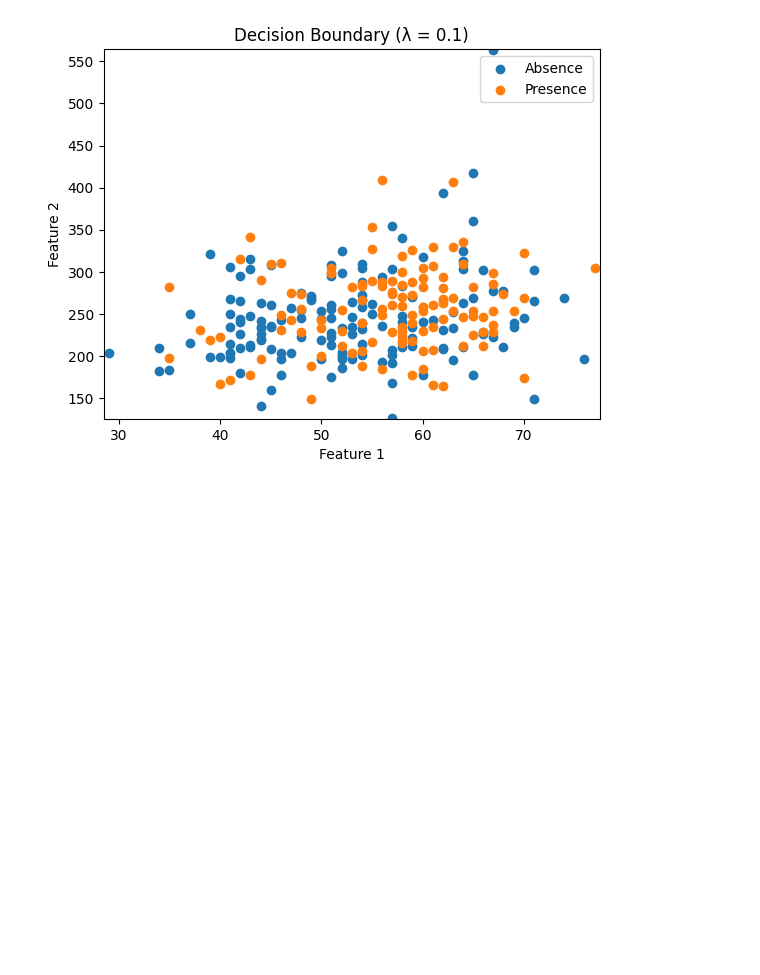
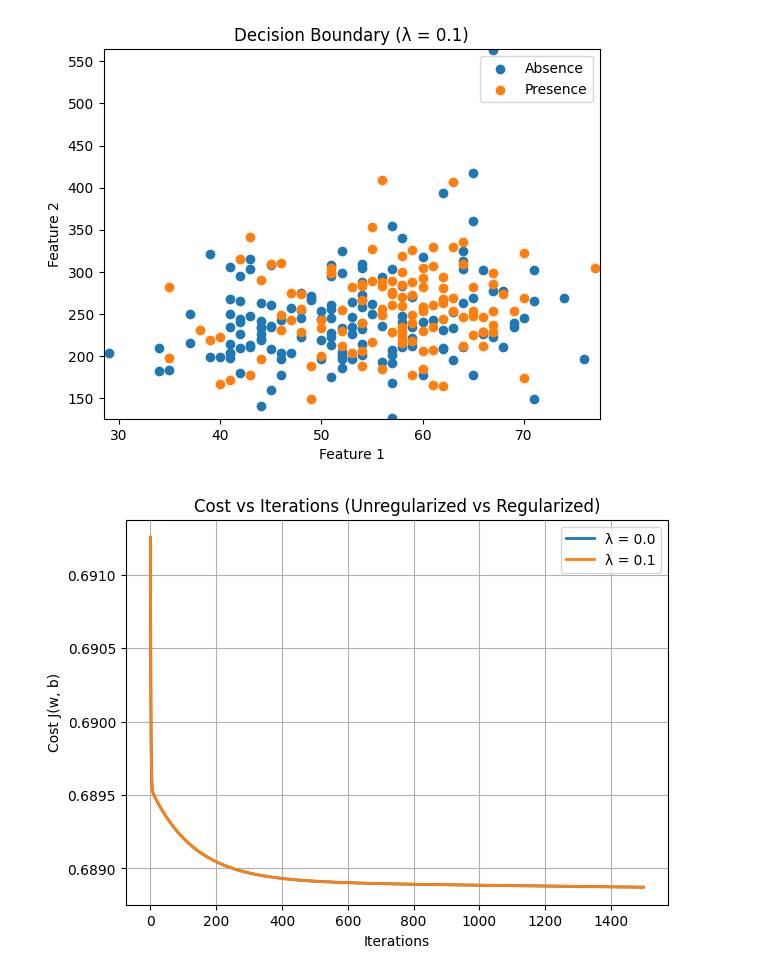
Before and after one commit to andrescalderonr/Heart-Disease-Risk-Prediction, a Jupyter notebook: heart_disease_lr_analysis.ipynb, the cells around one changed output. Saved outputs shown, nothing was run; the diff lists cells and outputs as text; code cells hidden in the pictures; blank space fills up the shorter version.

```diff
--- a/heart_disease_lr_analysis.ipynb
+++ b/heart_disease_lr_analysis.ipynb
@@ -655,3 +655,35 @@ for lam in lambdas:
 # %% [output]
 [figure]
 [figure]
+# %%
+# Lambdas a comparar (solo 2, como el enunciado)
+lambdas_plot = [0.0, 0.1]
+
+plt.figure(figsize=(7,5))
+
+for lam in lambdas_plot:
+    w0 = np.zeros((2, 1))
+    b0 = 0.0
+
+    w_reg, b_reg, J_hist = gradient_descent_log_reg_reg(
+        X_class, y_class,
+        w0, b0,
+        alpha=0.0001,
+        lam=lam,
+        num_iters=1500
+    )
+
+    plt.plot(
+        J_hist,
+        linewidth=2,
+        label=f"λ = {lam}"
+    )
+
+plt.xlabel("Iterations")
+plt.ylabel("Cost J(w, b)")
+plt.title("Cost vs Iterations (Unregularized vs Regularized)")
+plt.legend()
+plt.grid(True)
+plt.show()
+# %% [output]
+[figure, added]
```
Also changed, not shown: parts of 1 cell of this notebook.
